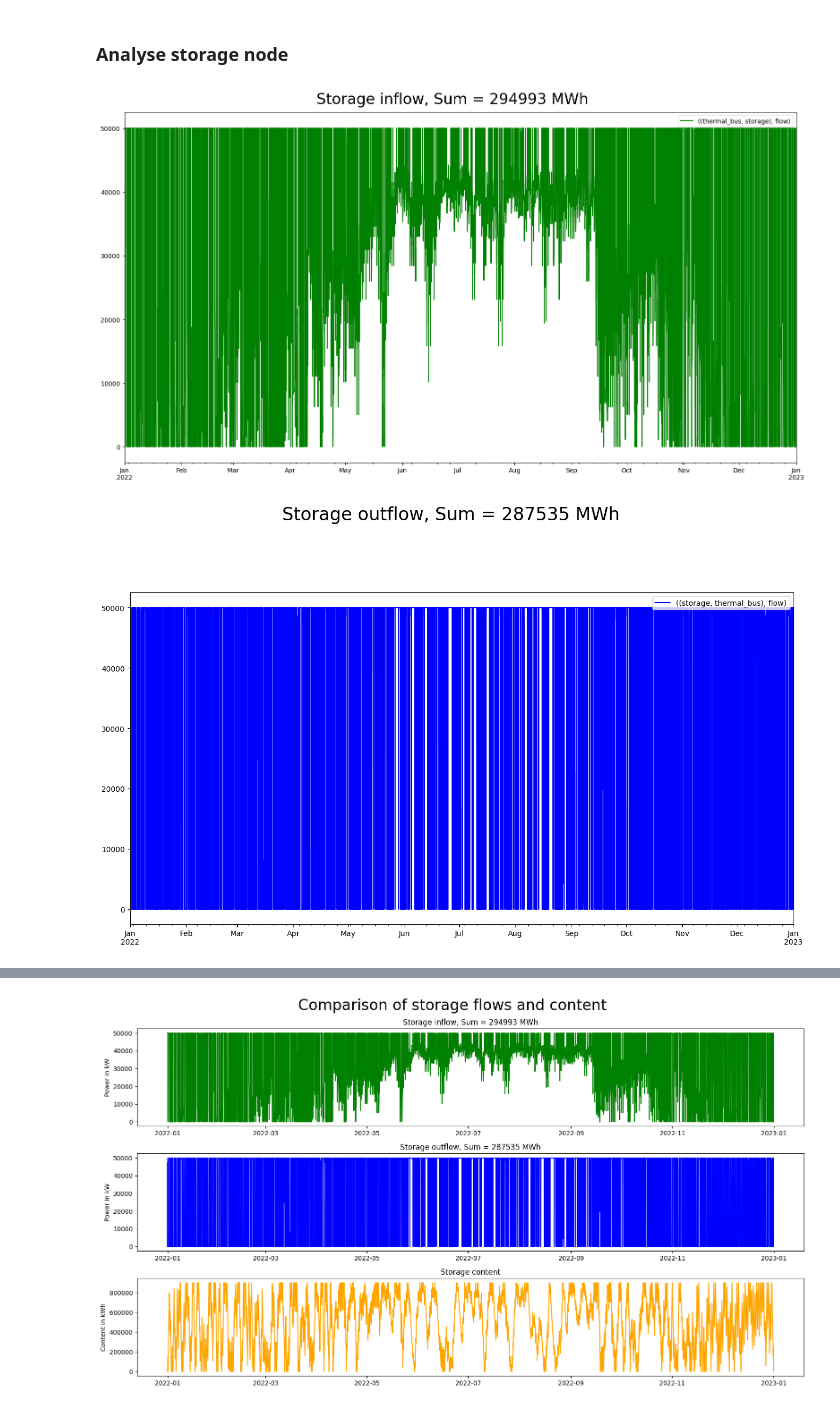
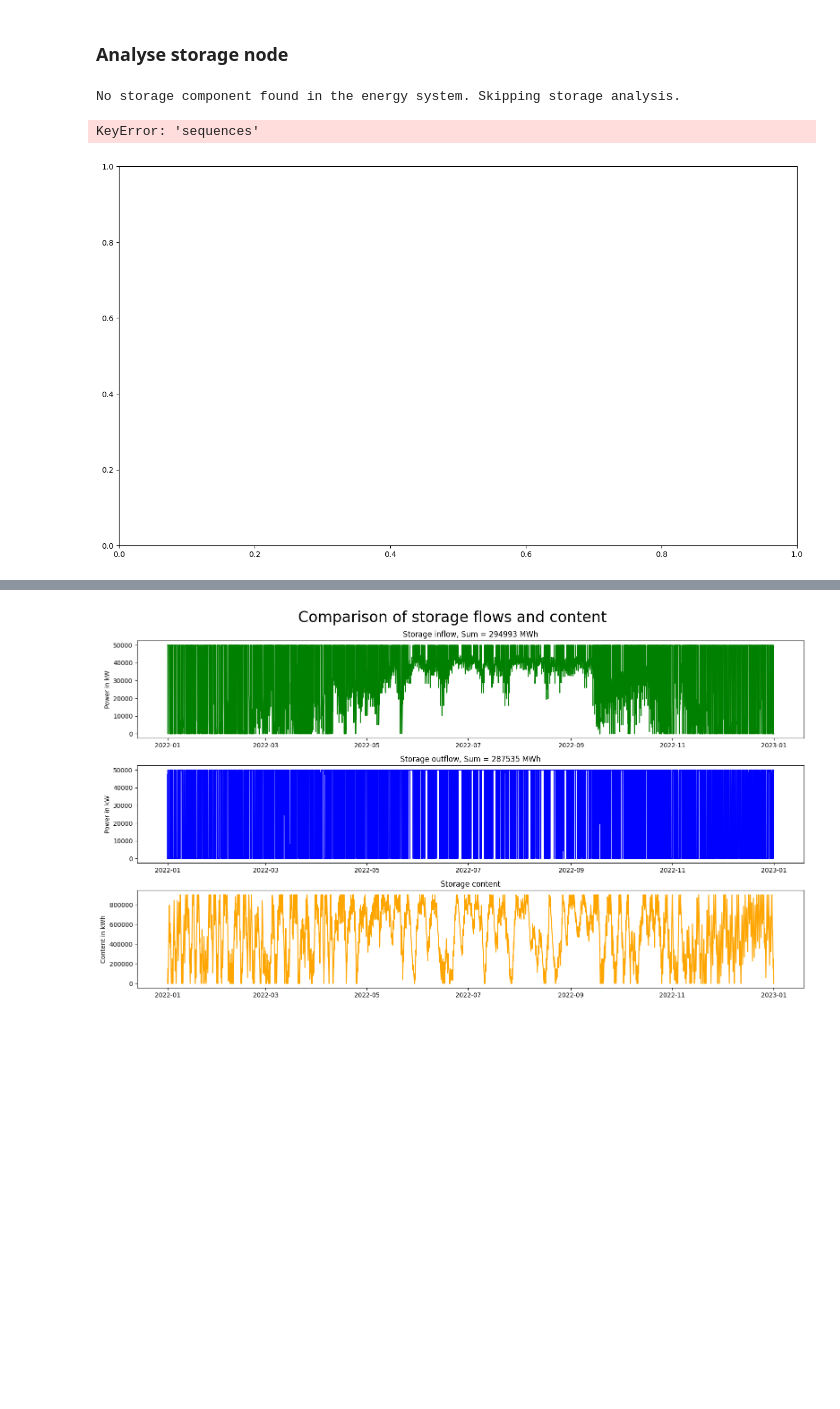
Before and after one commit to Jekblade/DistrictHeating_project, a Jupyter notebook: 3. Energy System optimization.ipynb, the cells around one changed output, grey strips where cells are left out. Cells and saved outputs as stored; diff of their text form; code cells hidden in the pictures; blank space fills up the shorter version.

```diff
--- a/3. Energy System optimization.ipynb
+++ b/3. Energy System optimization.ipynb
@@ -43,6 +43,9 @@ import oemof.solph as solph
 # read the input data file
 filename = r"STEP_3/inputs/data.csv"
 data = pd.read_csv(filename, sep=";")
+
+filename2 = r"STEP_3/inputs/irradiance_riga.csv"
+irradiance_data = pd.read_csv(filename2, sep=";")
 
 # specifying the solver
 solver = "cbc"
@@ -180,7 +183,7 @@ energysystem.add(
         outputs={thermal_bus: Flow()},
         conversion_factors={
             # The conversion factor is the time-series irradiance data
-            thermal_bus: solar_thermal_conversion_factor * data["irradiance_riga"]
+            thermal_bus: solar_thermal_conversion_factor * irradiance_data["GHI"]
         },
     )
 )
@@ -315,8 +322,14 @@ plt.show()
 ### Analyse storage node
 # %%
 # Analyse storage node
-Sum_storage_Outflow = storage['sequences'][(('storage', 'thermal_bus'), 'flow')].sum()
-Sum_storage_Inflow = storage['sequences'][(('thermal_bus', 'storage'), 'flow')].sum()
+# Check if storage exists in the energy system
+if storage and 'sequences' in storage:
+    Sum_storage_Outflow = storage['sequences'][(('storage', 'thermal_bus'), 'flow')].sum()
+    Sum_storage_Inflow = storage['sequences'][(('thermal_bus', 'storage'), 'flow')].sum()
+else:
+    print("No storage component found in the energy system. Skipping storage analysis.")
+    Sum_storage_Outflow = 0
+    Sum_storage_Inflow = 0
 
 fig, ax = plt.subplots(figsize=(16, 9))
 storage['sequences'][(('thermal_bus', 'storage'), 'flow')].plot(
@@ -326,32 +339,33 @@ plt.legend(
     loc="upper right"
 )
 fig.subplots_adjust(top=0.8)
 fig.suptitle(f'Storage inflow, Sum = {int(Sum_storage_Inflow / 1000)} MWh', fontsize=24)
 plt.tight_layout()
 plt.show()
 
 fig, ax = plt.subplots(figsize=(16, 9))
 storage['sequences'][(('storage', 'thermal_bus'), 'flow')].plot(
     ax=ax, kind="line", drawstyle="steps-post",color="blue"
 )
 plt.legend(
     loc="upper right"
 )
 fig.subplots_adjust(top=0.8)
 fig.suptitle(f'Storage outflow, Sum = {int(Sum_storage_Outflow / 1000)} MWh', fontsize=24)
 plt.show()
 
 fig, ax = plt.subplots(figsize=(16, 9))
 storage['sequences'][(('storage', 'None'), 'storage_content')].plot(
     ax=ax, kind="line", drawstyle="steps-post",color="orange"
 )
 plt.legend(
     loc="upper right"
 )
 fig.subplots_adjust(top=0.8)
 fig.suptitle('Storage content', fontsize=24)
 plt.tight_layout()
 plt.show()
 # %% [output]
+No storage component found in the energy system. Skipping storage analysis.
+KeyError: 'sequences'
-[figure, old version]
+[figure, new version]
-[figure, removed]
```
Also changed, not shown: parts of 4 cells of this notebook, 3 other files.
